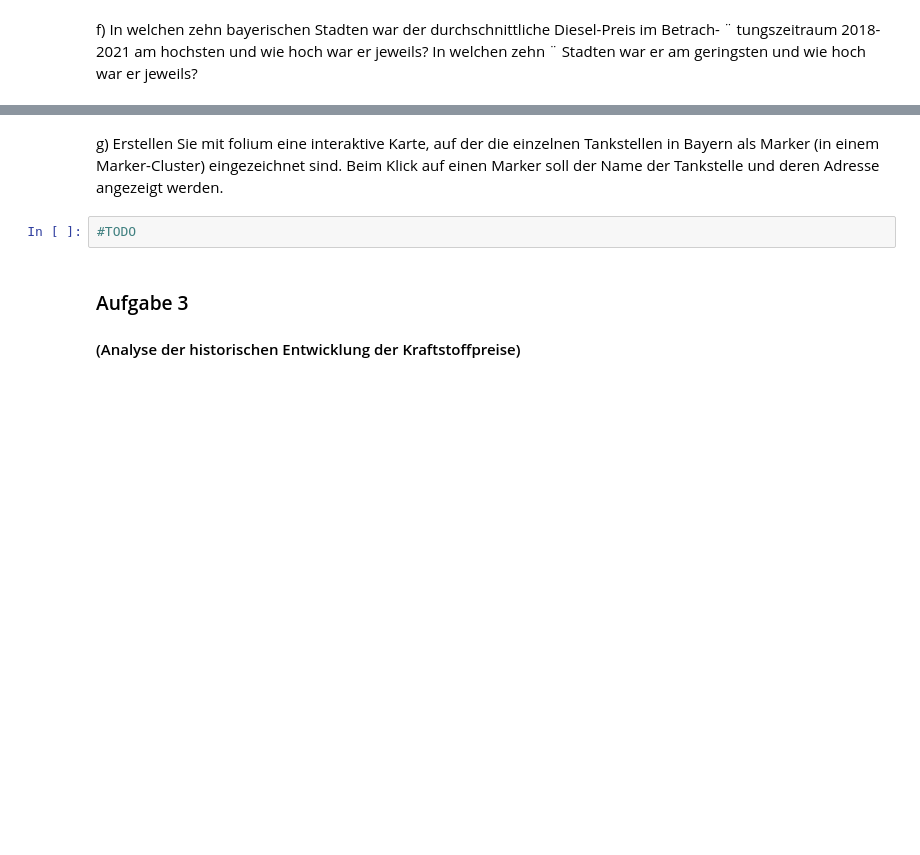
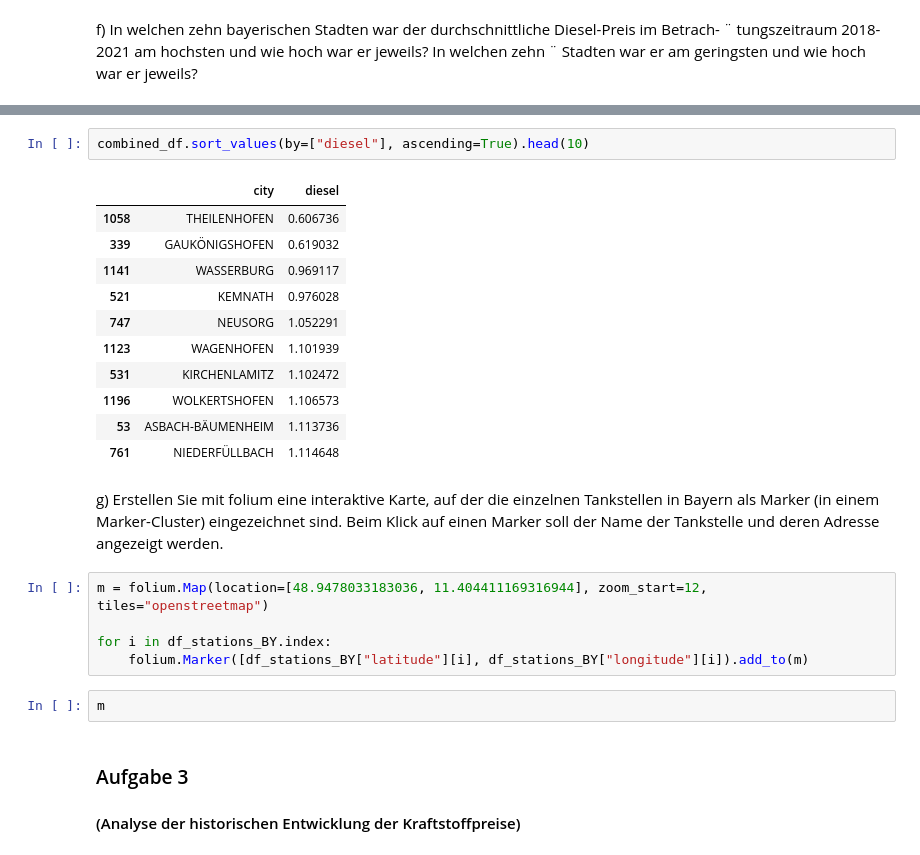
Before and after one commit to TechPiranja/DA_Stud, a Jupyter notebook: nachname_vorname.ipynb, the cells around one changed output, grey strips where cells are left out. Cells and saved outputs as stored; diff of their text form; blank space fills up the shorter version.

```diff
--- a/nachname_vorname.ipynb
+++ b/nachname_vorname.ipynb
@@ -525,9 +617,28 @@ Stadten war er am geringsten und wie hoch war er jeweils?
+# %%
+combined_df.sort_values(by=["diesel"], ascending=True).head(10)
+# %% [output]
+|  | city | diesel |
+| 1058 | THEILENHOFEN | 0.606736 |
+| 339 | GAUKÖNIGSHOFEN | 0.619032 |
+| 1141 | WASSERBURG | 0.969117 |
+| 521 | KEMNATH | 0.976028 |
+| 747 | NEUSORG | 1.052291 |
+| 1123 | WAGENHOFEN | 1.101939 |
+| 531 | KIRCHENLAMITZ | 1.102472 |
+| 1196 | WOLKERTSHOFEN | 1.106573 |
+| 53 | ASBACH-BÄUMENHEIM | 1.113736 |
+| 761 | NIEDERFÜLLBACH | 1.114648 |
 # %% [markdown]
 g) Erstellen Sie mit folium eine interaktive Karte, auf der die einzelnen Tankstellen in Bayern
 als Marker (in einem Marker-Cluster) eingezeichnet sind. Beim Klick auf einen Marker soll
 der Name der Tankstelle und deren Adresse angezeigt werden.
-# %%
-#TODO
+# %%
+m = folium.Map(location=[48.9478033183036, 11.404411169316944], zoom_start=12, tiles="openstreetmap")
+
+for i in df_stations_BY.index:
+    folium.Marker([df_stations_BY["latitude"][i], df_stations_BY["longitude"][i]).add_to(m)
+# %%
+m
 # %% [markdown]
 ### Aufgabe 3
 #### (Analyse der historischen Entwicklung der Kraftstoffpreise)
```
Also changed, not shown: parts of 15 cells of this notebook.
